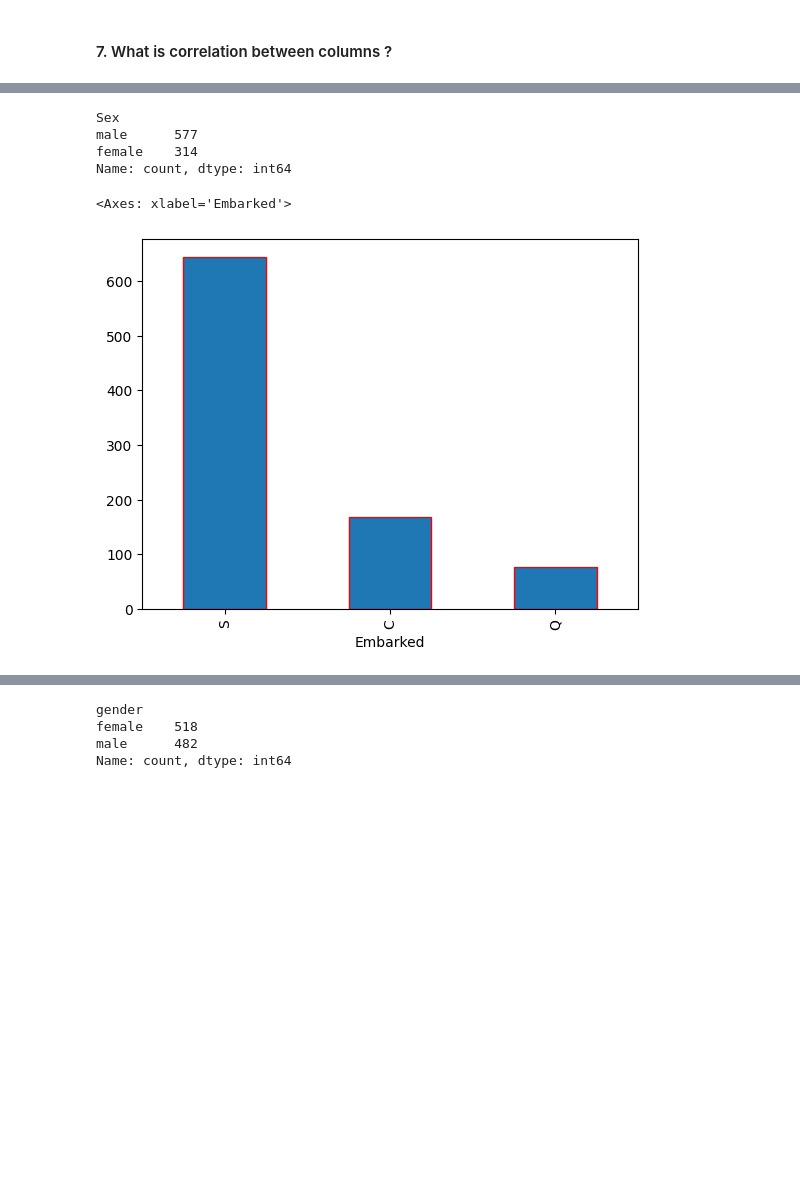
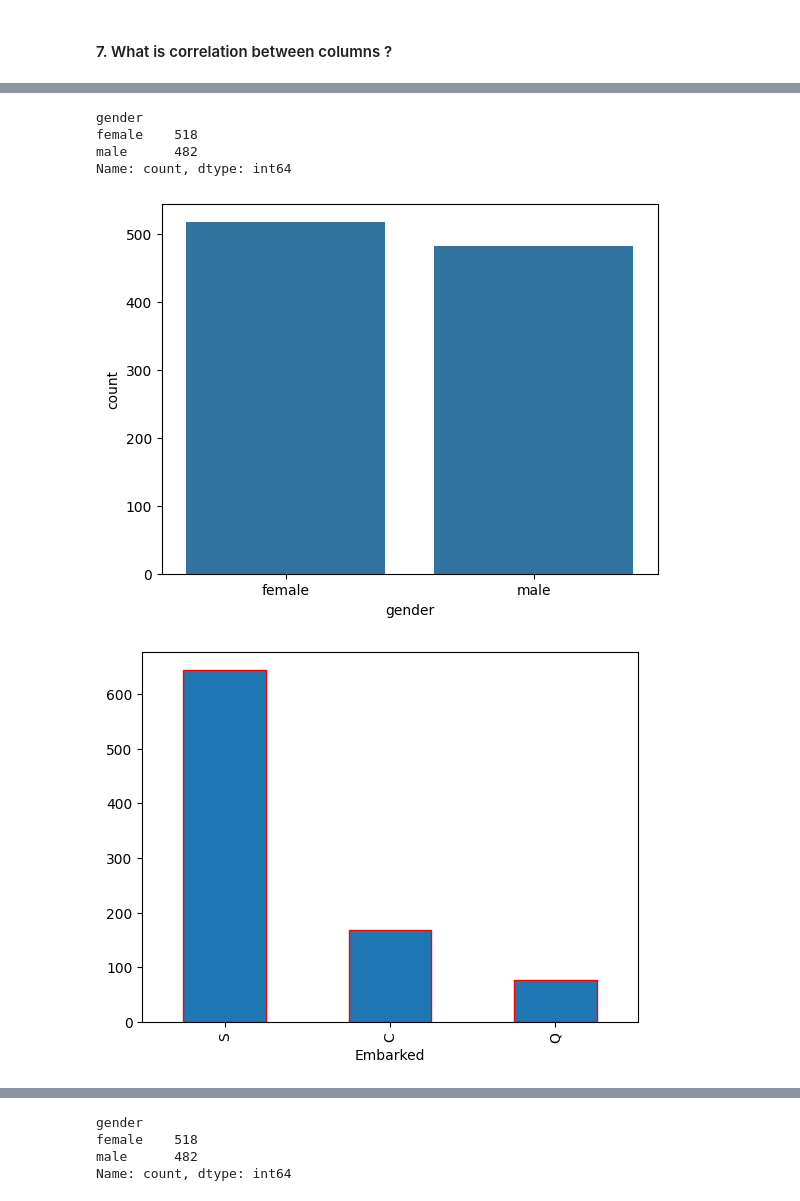
Before and after one commit to sbccas/data-analytics-using-python, a Jupyter notebook: 2_Lecture_Notes/Unit1_Fundamentals_of_Data_Analytics.ipynb, the cells around one changed output, grey strips where cells are left out. Saved outputs shown, nothing was run; the diff lists cells and outputs as text; code cells hidden in the pictures; blank space fills up the shorter version.

```diff
--- a/2_Lecture_Notes/Unit1_Fundamentals_of_Data_Analytics.ipynb
+++ b/2_Lecture_Notes/Unit1_Fundamentals_of_Data_Analytics.ipynb
@@ -407,19 +409,22 @@ Name: Pclass, dtype: float64
 # %%
-# NON NUMERICAL (CATEGORICAL) DATA BAR CHART, VALUE COUNT , PIE CHART
-print(tita['Sex'].value_counts())
-# print(tita['Sex'].value_counts())
+# Bar chart for categorical data
+print(stud['gender'].value_counts())
+sns.barplot(stud['gender'].value_counts())
+plt.show()
+
 #import matplotlib.pyplot as plt
 #plt.bar(tita['Sex'].value_counts(),height=20)
-# # #plt.bar(tita['Sex'].value_counts(),height=20)
+
 # sns.barplot(tita['Parch'].value_counts())
 tita['Embarked'].value_counts().plot(kind='bar',edgecolor='red')
+plt.show()
 # #stud['gender'].value_counts().plot(kind='pie',autopct='%0.2f')
 # %% [output]
-Sex
-male      577
-female    314
+gender
+female    518
+male      482
 Name: count, dtype: int64
-<Axes: xlabel='Embarked'>
-[figure, old version]
+[figure, new version]
+[figure, added]
 # %%
 # Bar chart for categorical data
```
Also changed, not shown: parts of 15 cells of this notebook, 1 other file.
